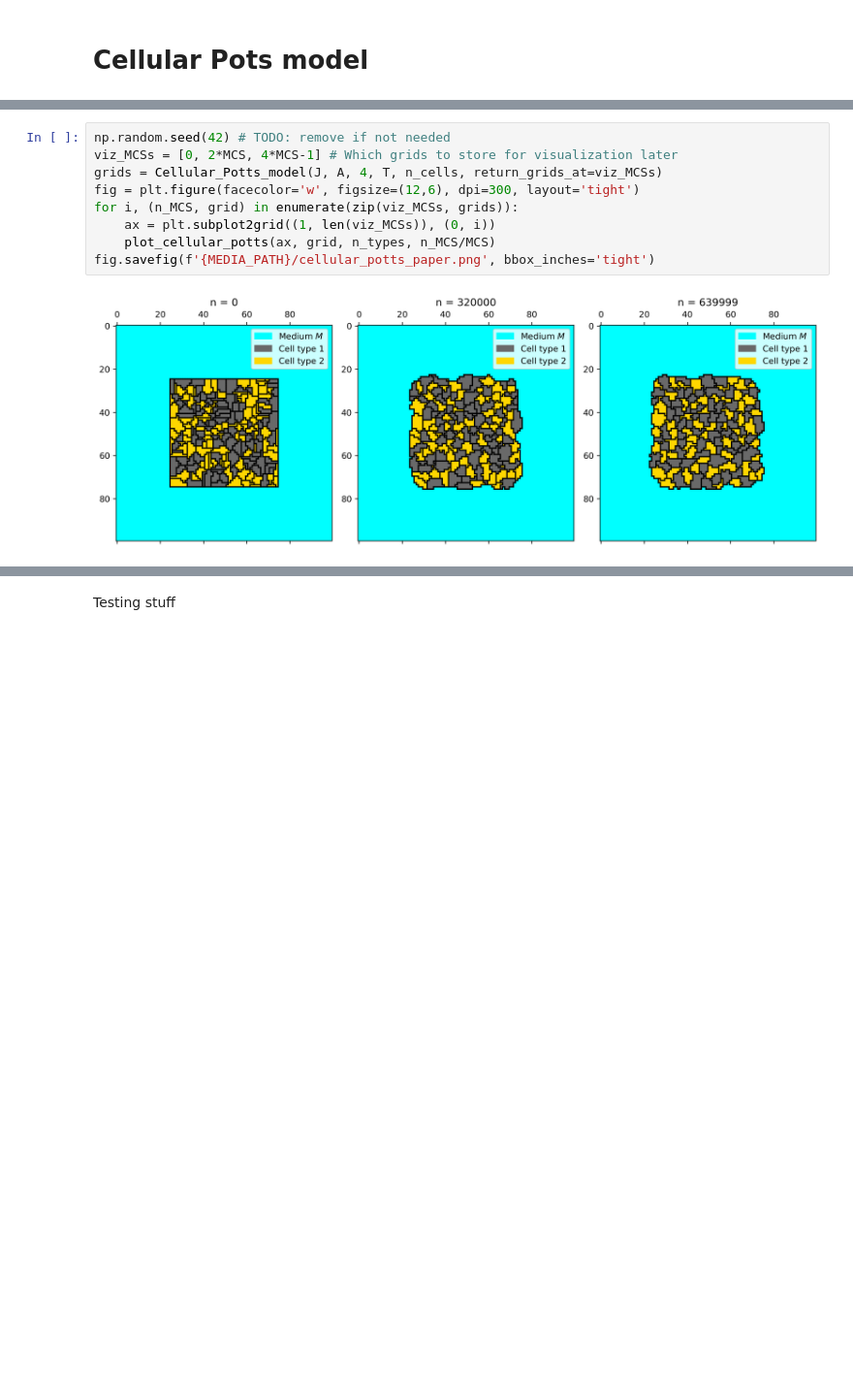
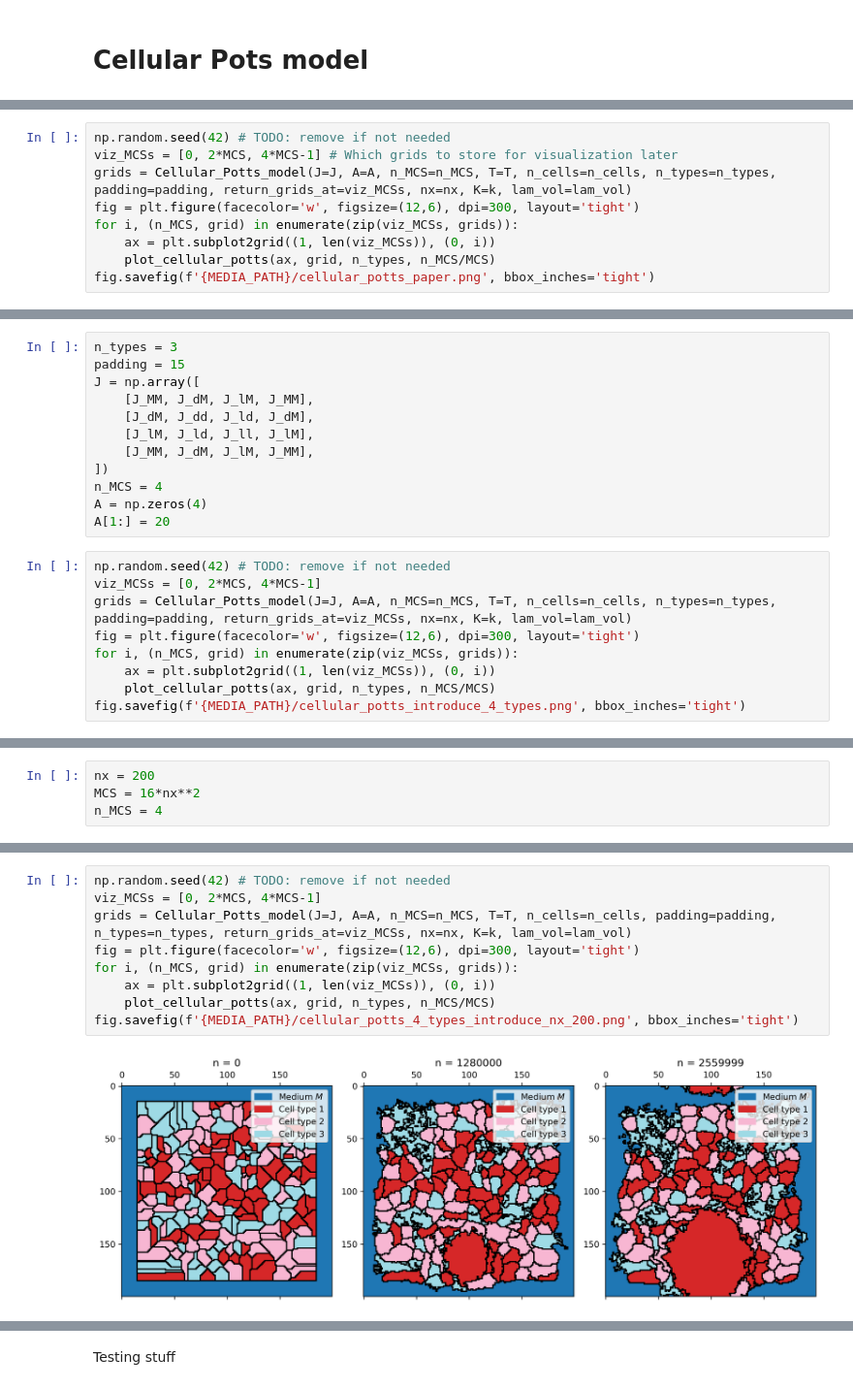
Before and after one commit to jonas4climate/metabolic-cellular-modelling, a Jupyter notebook: assignment4.ipynb, the cells around one changed output, grey strips where cells are left out. Shown at 97% size. Saved outputs shown, nothing was run; the diff lists cells and outputs as text; blank space fills up the shorter version.

Commit message:
More changes and some media

```diff
--- a/assignment4.ipynb
+++ b/assignment4.ipynb
@@ -316,0 +327,9 @@ n_types = 2
+# %%
+np.random.seed(42) # TODO: remove if not needed
+viz_MCSs = [0, 2*MCS, 4*MCS-1] # Which grids to store for visualization later
+grids = Cellular_Potts_model(J=J, A=A, n_MCS=n_MCS, T=T, n_cells=n_cells, n_types=n_types, padding=padding, return_grids_at=viz_MCSs, nx=nx, K=k, lam_vol=lam_vol)
+fig = plt.figure(facecolor='w', figsize=(12,6), dpi=300, layout='tight')
+for i, (n_MCS, grid) in enumerate(zip(viz_MCSs, grids)):
+    ax = plt.subplot2grid((1, len(viz_MCSs)), (0, i))
+    plot_cellular_potts(ax, grid, n_types, n_MCS/MCS)
+fig.savefig(f'{MEDIA_PATH}/cellular_potts_paper.png', bbox_inches='tight')
@@ -316,0 +369,21 @@ n_types = 2
+# %%
+n_types = 3
+padding = 15
+J = np.array([
+    [J_MM, J_dM, J_lM, J_MM],
+    [J_dM, J_dd, J_ld, J_dM],
+    [J_lM, J_ld, J_ll, J_lM],
+    [J_MM, J_dM, J_lM, J_MM],
+])
+n_MCS = 4
+A = np.zeros(4)
+A[1:] = 20
+# %%
+np.random.seed(42) # TODO: remove if not needed
+viz_MCSs = [0, 2*MCS, 4*MCS-1]
+grids = Cellular_Potts_model(J=J, A=A, n_MCS=n_MCS, T=T, n_cells=n_cells, n_types=n_types, padding=padding, return_grids_at=viz_MCSs, nx=nx, K=k, lam_vol=lam_vol)
+fig = plt.figure(facecolor='w', figsize=(12,6), dpi=300, layout='tight')
+for i, (n_MCS, grid) in enumerate(zip(viz_MCSs, grids)):
+    ax = plt.subplot2grid((1, len(viz_MCSs)), (0, i))
+    plot_cellular_potts(ax, grid, n_types, n_MCS/MCS)
+fig.savefig(f'{MEDIA_PATH}/cellular_potts_introduce_4_types.png', bbox_inches='tight')
@@ -317 +394,5 @@ n_types = 2
+# %%
+nx = 200
+MCS = 16*nx**2
+n_MCS = 4
 # %% [markdown]
@@ -319,11 +400,11 @@ Simulate and plot (works)
 # %%
 np.random.seed(42) # TODO: remove if not needed
-viz_MCSs = [0, 2*MCS, 4*MCS-1] # Which grids to store for visualization later
-grids = Cellular_Potts_model(J, A, 4, T, n_cells, return_grids_at=viz_MCSs)
+viz_MCSs = [0, 2*MCS, 4*MCS-1]
+grids = Cellular_Potts_model(J=J, A=A, n_MCS=n_MCS, T=T, n_cells=n_cells, padding=padding, n_types=n_types, return_grids_at=viz_MCSs, nx=nx, K=k, lam_vol=lam_vol)
 fig = plt.figure(facecolor='w', figsize=(12,6), dpi=300, layout='tight')
 for i, (n_MCS, grid) in enumerate(zip(viz_MCSs, grids)):
     ax = plt.subplot2grid((1, len(viz_MCSs)), (0, i))
     plot_cellular_potts(ax, grid, n_types, n_MCS/MCS)
-fig.savefig(f'{MEDIA_PATH}/cellular_potts_paper.png', bbox_inches='tight')
+fig.savefig(f'{MEDIA_PATH}/cellular_potts_4_types_introduce_nx_200.png', bbox_inches='tight')
 # %% [output]
-[figure, old version]
+[figure, new version]
```
Also changed, not shown: parts of 18 cells of this notebook, 5 other files.
